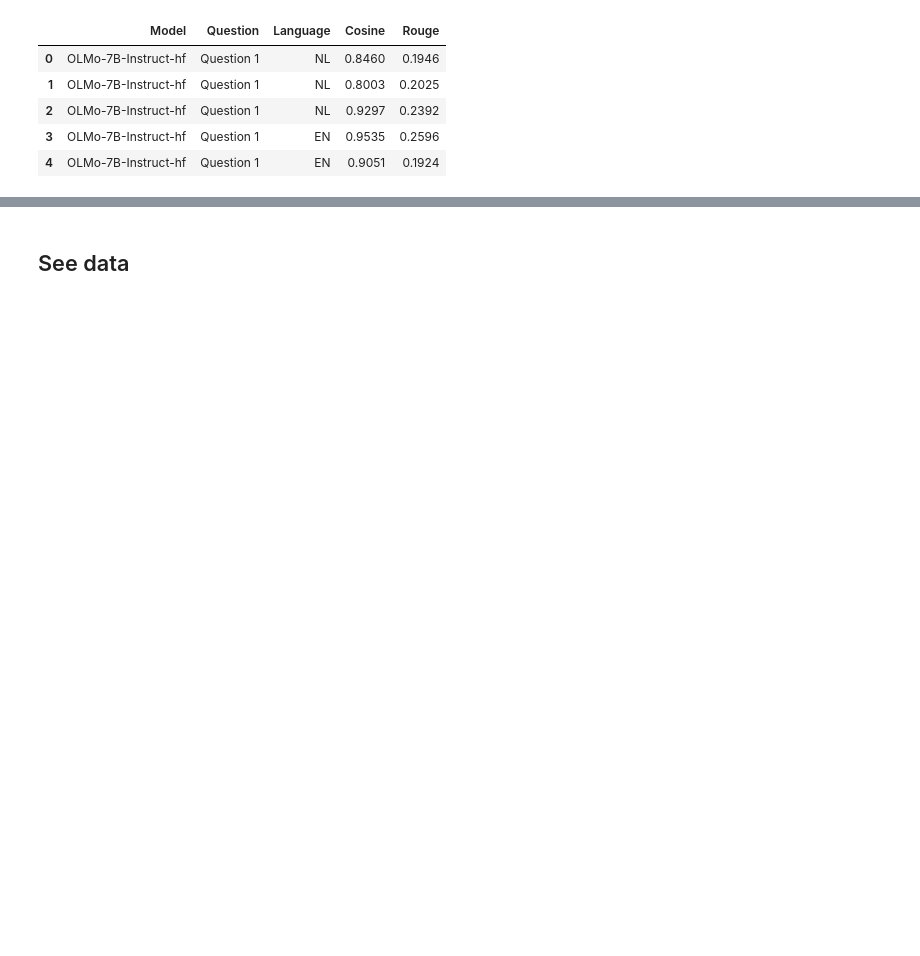
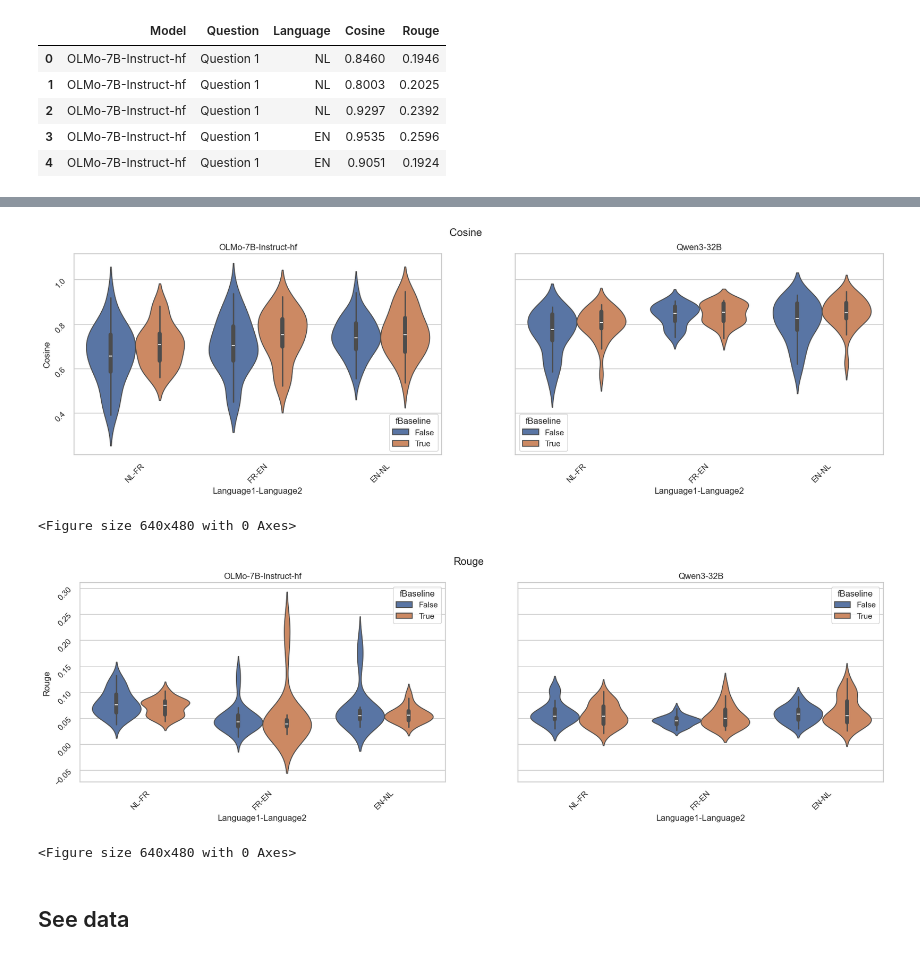
Before and after one commit to imruhi/perspectiveRAG, a Jupyter notebook: RAG/viz_metrics.ipynb, the cells around one changed output, grey strips where cells are left out. Cells and saved outputs as stored; diff of their text form; code cells hidden in the pictures; blank space fills up the shorter version.

```diff
--- a/RAG/viz_metrics.ipynb
+++ b/RAG/viz_metrics.ipynb
@@ -79,3 +169,28 @@ for model in baseline_compare["Model"].unique():
+# %%
+seaborn.set(style = 'whitegrid')
+ys = ["Cosine", "Rouge"]
+
+# not between questions, each violin plot has 24 data points
+for y in ys:
+    fig, axs = plt.subplots(ncols=len(lang_compare["Model"].unique()), figsize=(20,5),  sharey=True)
+    fig.suptitle(y)
+    i = 0
+    for model in lang_compare["Model"].unique():
+        axs[i].title.set_text(f"{model}")
+        axs[i].tick_params(labelrotation=45)
+        seaborn.violinplot(x ="Language1-Language2",
+                           y=y,
+                           hue="fBaseline",
+                           data = lang_compare[(lang_compare["Model"]==model)],
+                           density_norm='count',
+                           ax=axs[i])
+        i+=1
+    plt.figure()
+# %% [output]
+[figure, added]
+<Figure size 640x480 with 0 Axes>
+[figure, added]
+<Figure size 640x480 with 0 Axes>
 # %% [markdown]
 ## See data
 # %%
```
Also changed, not shown: parts of 12 cells of this notebook, 1 other file.
